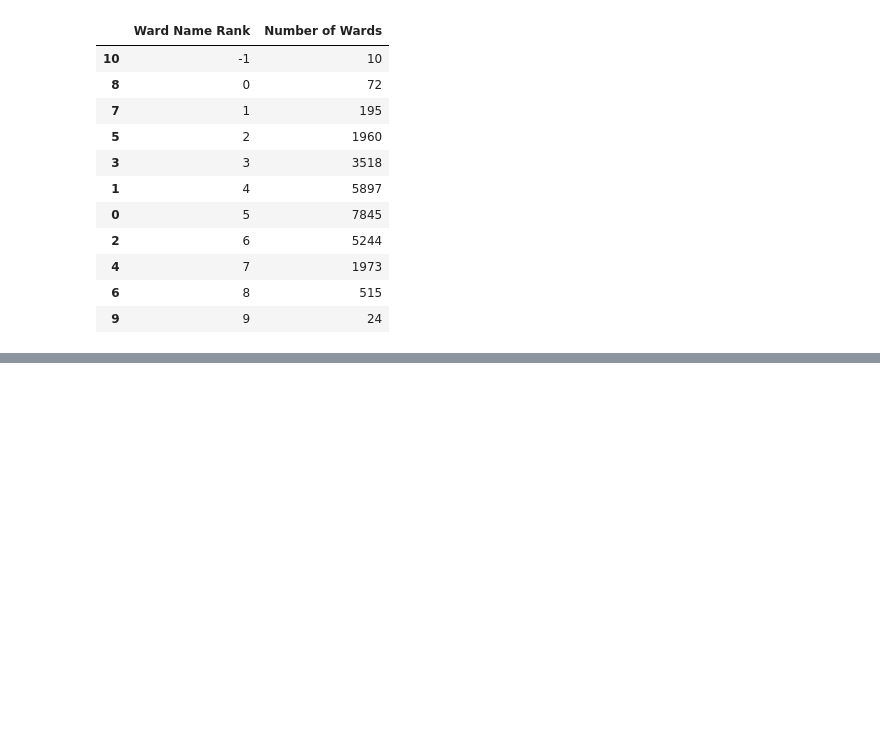
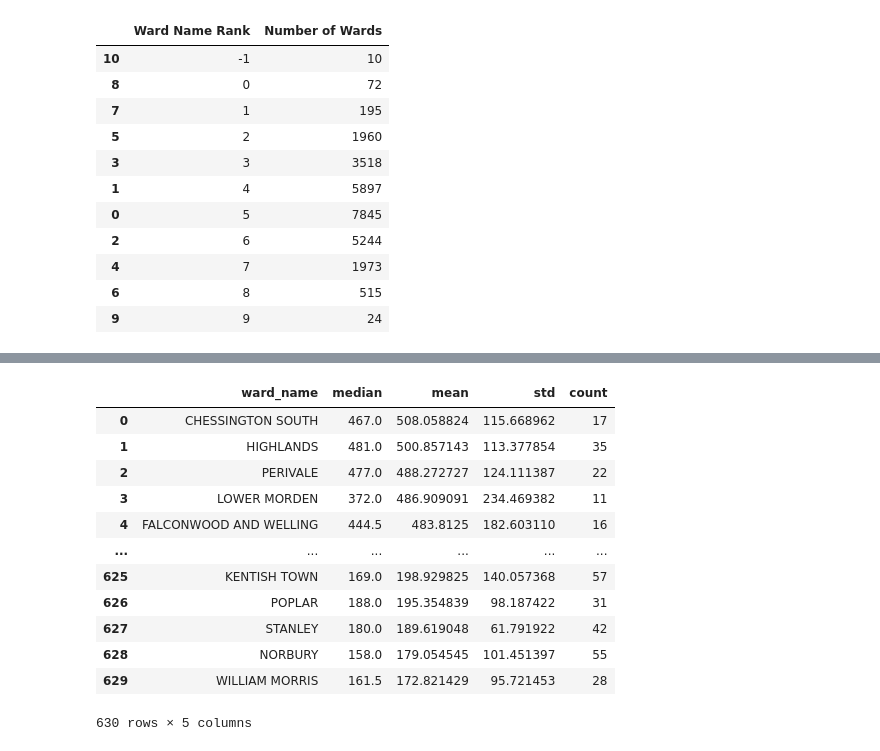
Before and after one commit to AustinYunker/London-Fire-Brigade, a Jupyter notebook: Data Cleaning.ipynb, the cells around one changed output, grey strips where cells are left out. Saved outputs shown, nothing was run; the diff lists cells and outputs as text; code cells hidden in the pictures; blank space fills up the shorter version.

```diff
--- a/Data Cleaning.ipynb
+++ b/Data Cleaning.ipynb
@@ -559,0 +529,4 @@ london_train.head()
+# %%
+station_df = pd.DataFrame(london_train[["ward_name", "first_pump_arriving_deployed_from_station"]].value_counts())
+station_df = dep_df.reset_index().rename(columns={0: "Count"})
+station_df
@@ -559,0 +595,2 @@ london_train.head()
+# %%
+london_train = station_imputer(london_train)
@@ -559,0 +643,19 @@ london_train.head()
+# %%
+#Group by property type and summarize by the Emergency variable
+bn_grp = london_train.groupby("ward_name")["first_pump_arriving_attendance_time"].aggregate(["median","mean", "std", "count"]).sort_values(by="mean", ascending=False)
+bn_grp.reset_index(inplace = True)
+bn_grp
+# %% [output]
+|  | ward_name | median | mean | std | count |
+| 0 | CHESSINGTON SOUTH | 467.0 | 508.058824 | 115.668962 | 17 |
+| 1 | HIGHLANDS | 481.0 | 500.857143 | 113.377854 | 35 |
+| 2 | PERIVALE | 477.0 | 488.272727 | 124.111387 | 22 |
+| 3 | LOWER MORDEN | 372.0 | 486.909091 | 234.469382 | 11 |
+| 4 | FALCONWOOD AND WELLING | 444.5 | 483.8125 | 182.603110 | 16 |
+| ... | ... | ... | ... | ... | ... |
+| 625 | KENTISH TOWN | 169.0 | 198.929825 | 140.057368 | 57 |
+| 626 | POPLAR | 188.0 | 195.354839 | 98.187422 | 31 |
+| 627 | STANLEY | 180.0 | 189.619048 | 61.791922 | 42 |
+| 628 | NORBURY | 158.0 | 179.054545 | 101.451397 | 55 |
+| 629 | WILLIAM MORRIS | 161.5 | 172.821429 | 95.721453 | 28 |
+630 rows × 5 columns
```
Also changed, not shown: parts of 21 cells of this notebook.
